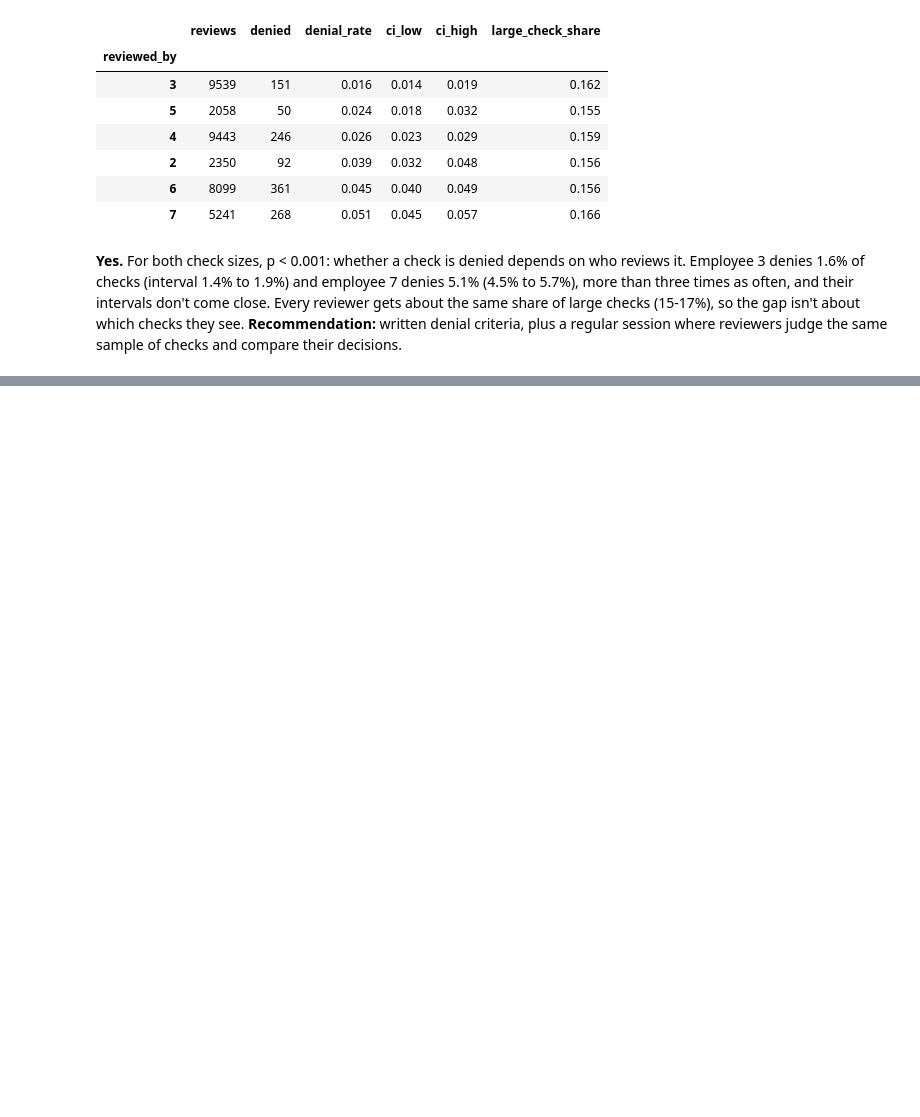
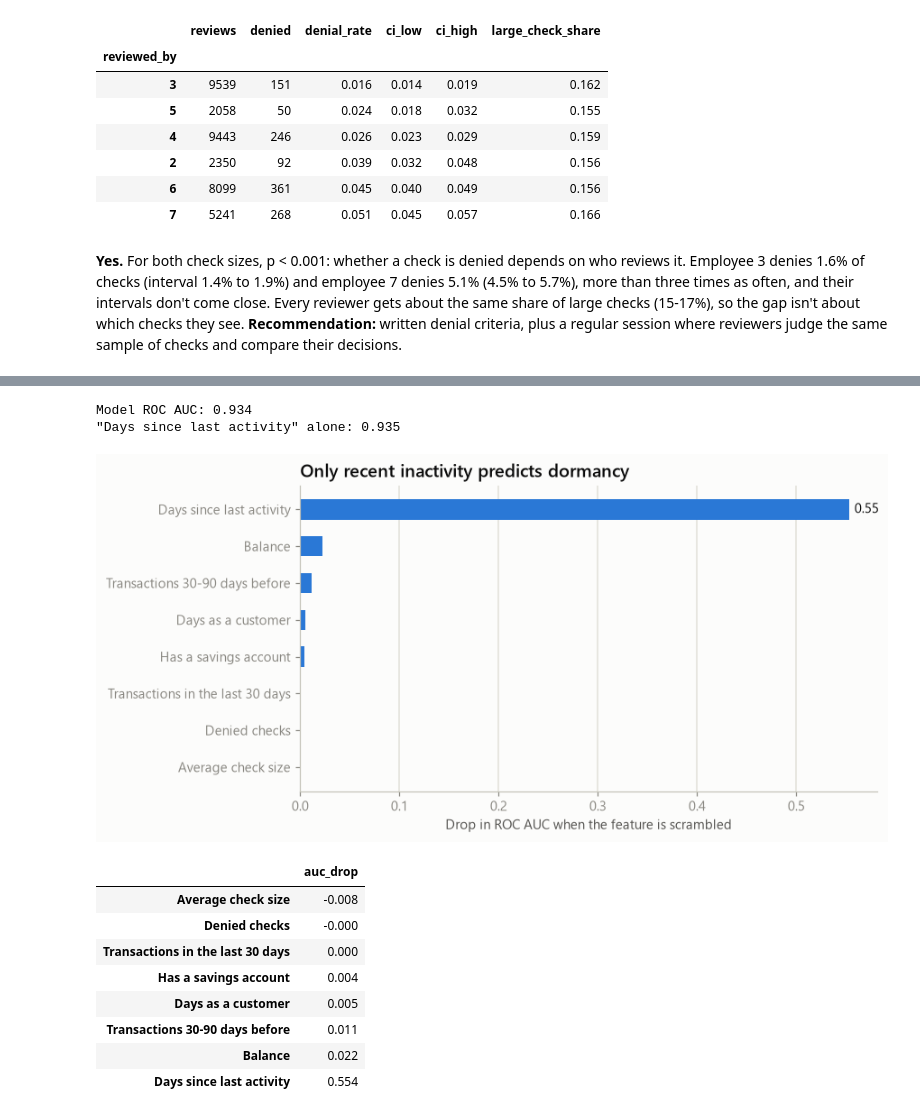
Before and after one commit to dumly55/Banking-Platform, a Jupyter notebook: analysis.ipynb, the cells around one changed output, grey strips where cells are left out. Saved outputs shown, nothing was run; the diff lists cells and outputs as text; code cells hidden in the pictures; blank space fills up the shorter version.

```diff
--- a/analysis.ipynb
+++ b/analysis.ipynb
@@ -33,7 +34,7 @@ plt.rcParams.update({
     'font.family': 'sans-serif', 'font.sans-serif': ['Segoe UI', 'DejaVu Sans'],
     'axes.titlesize': 13, 'axes.titleweight': 'semibold', 'axes.titlelocation': 'left', 'axes.titlecolor': INK,
     'axes.labelcolor': '#52514e', 'axes.edgecolor': '#c3c2b7', 'axes.spines.top': False, 'axes.spines.right': False,
-    'axes.grid': True, 'grid.color': '#e1e0d9', 'grid.linewidth': 1,
+    'axes.grid': True, 'axes.axisbelow': True, 'grid.color': '#e1e0d9', 'grid.linewidth': 1,
     'xtick.color': MUTED, 'ytick.color': MUTED, 'lines.linewidth': 2,
 })
 # %% [markdown]
@@ -194,0 +261,41 @@ rates[['reviews', 'denied', 'denial_rate', 'ci_low', 'ci_high', 'large_check_sha
+# %%
+from sklearn.inspection import permutation_importance
+from sklearn.linear_model import LogisticRegression
+from sklearn.metrics import roc_auc_score
+from sklearn.model_selection import train_test_split
+from sklearn.pipeline import make_pipeline
+from sklearn.preprocessing import StandardScaler
+
+X = snapshot[list(FEATURES)].astype(float)
+y = snapshot['went_dormant']
+X_train, X_test, y_train, y_test = train_test_split(X, y, test_size=0.3, stratify=y, random_state=42)
+
+model = make_pipeline(StandardScaler(), LogisticRegression())
+model.fit(X_train, y_train)
+model_auc = roc_auc_score(y_test, model.predict_proba(X_test)[:, 1])
+rule_auc = roc_auc_score(y_test, X_test['days_since_active'])
+print(f'Model ROC AUC: {model_auc:.3f}')
+print(f'"Days since last activity" alone: {rule_auc:.3f}')
+
+importance = permutation_importance(model, X_test, y_test, scoring='roc_auc', n_repeats=30, random_state=42)
+auc_drop = pd.Series(importance.importances_mean, index=[FEATURES[f] for f in FEATURES]).sort_values()
+fig, ax = plt.subplots(figsize=(7.5, 4))
+ax.barh(auc_drop.index, auc_drop.clip(lower=0), height=0.55, color=BLUE)
+ax.text(auc_drop.iloc[-1] + 0.005, len(auc_drop) - 1, f'{auc_drop.iloc[-1]:.2f}', va='center', color=INK)
+ax.grid(axis='y', visible=False)
+ax.set(title='Only recent inactivity predicts dormancy', xlabel='Drop in ROC AUC when the feature is scrambled')
+plt.show()
+auc_drop.round(3).to_frame('auc_drop')
+# %% [output]
+Model ROC AUC: 0.934
+"Days since last activity" alone: 0.935
+[figure, added]
+|  | auc_drop |
+| Average check size | -0.008 |
+| Denied checks | -0.000 |
+| Transactions in the last 30 days | 0.000 |
+| Has a savings account | 0.004 |
+| Days as a customer | 0.005 |
+| Transactions 30-90 days before | 0.011 |
+| Balance | 0.022 |
+| Days since last activity | 0.554 |
```
Also changed, not shown: parts of 7 cells of this notebook, 2 other files.
